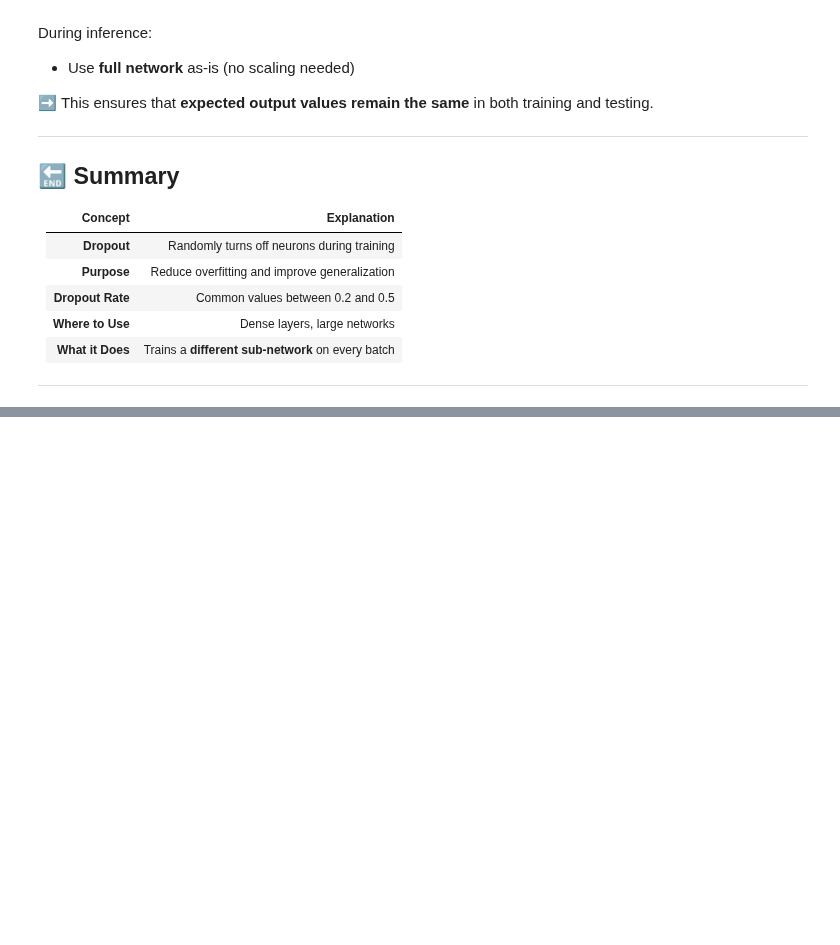
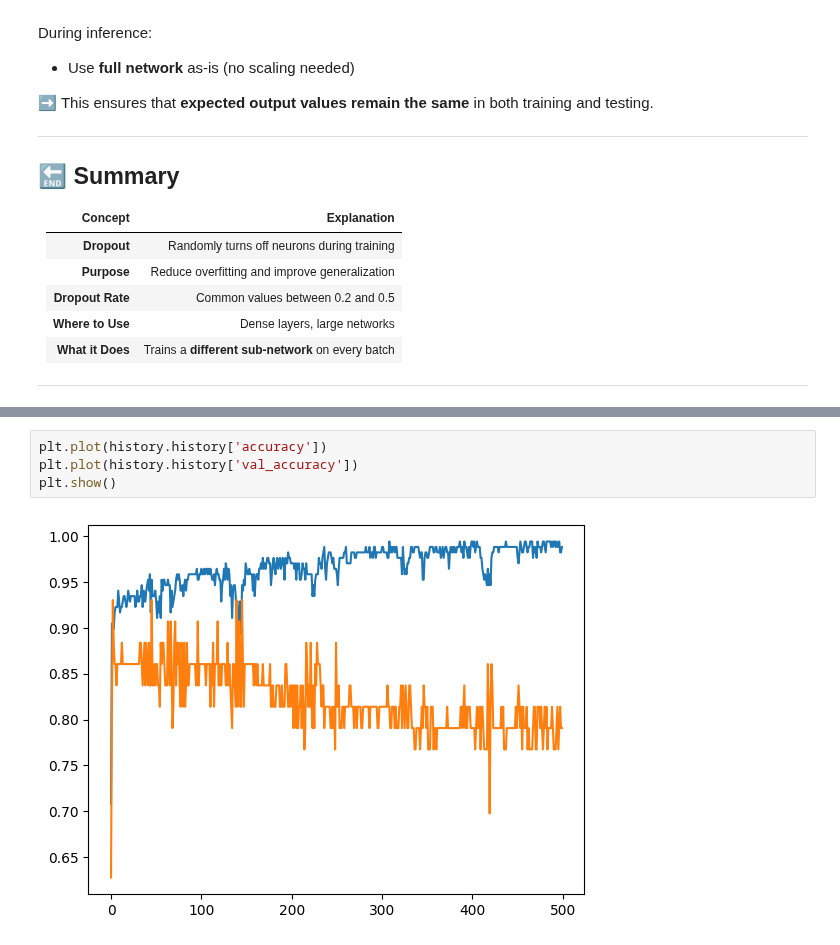
Before and after one commit to muhammadadilnaeem/Data-Science-Materials, a Jupyter notebook: 100 days of Deep Learning CampusX/14_dropout_layer_in_nneural_networks.ipynb, the cells around one changed output, grey strips where cells are left out. Drawn from its saved outputs; the diff is of its cells as text; blank space fills up the shorter version.

```diff
--- a/100 days of Deep Learning CampusX/14_dropout_layer_in_nneural_networks.ipynb
+++ b/100 days of Deep Learning CampusX/14_dropout_layer_in_nneural_networks.ipynb
@@ -154,0 +445,6 @@ During inference:
+# %%
+plt.plot(history.history['accuracy'])
+plt.plot(history.history['val_accuracy'])
+plt.show()
+# %% [output]
+[figure, added]
```
Also changed, not shown: parts of 32 cells of this notebook.
